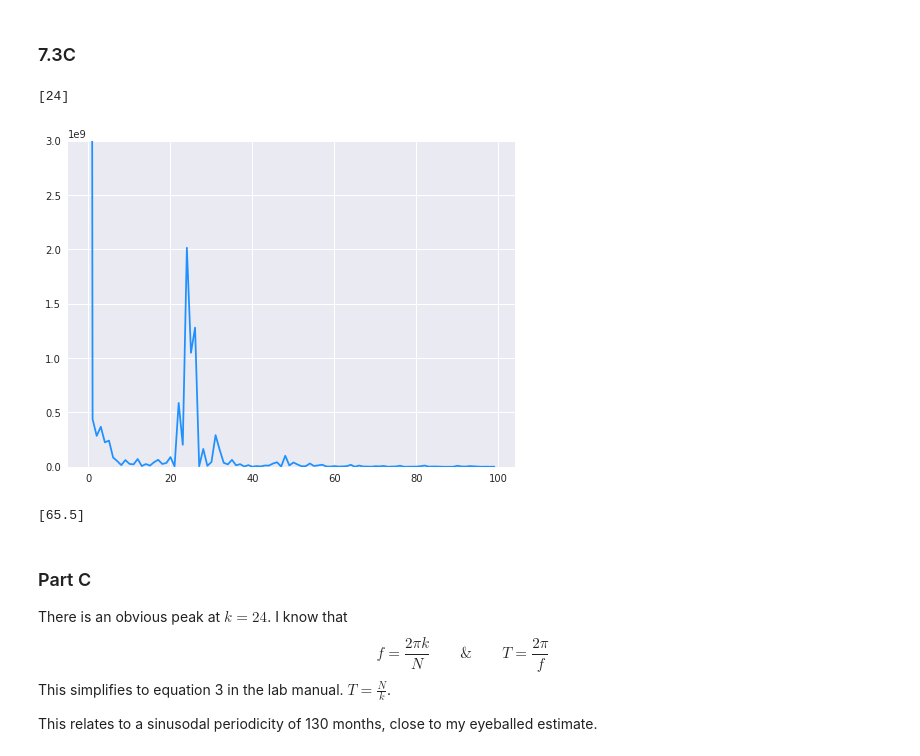
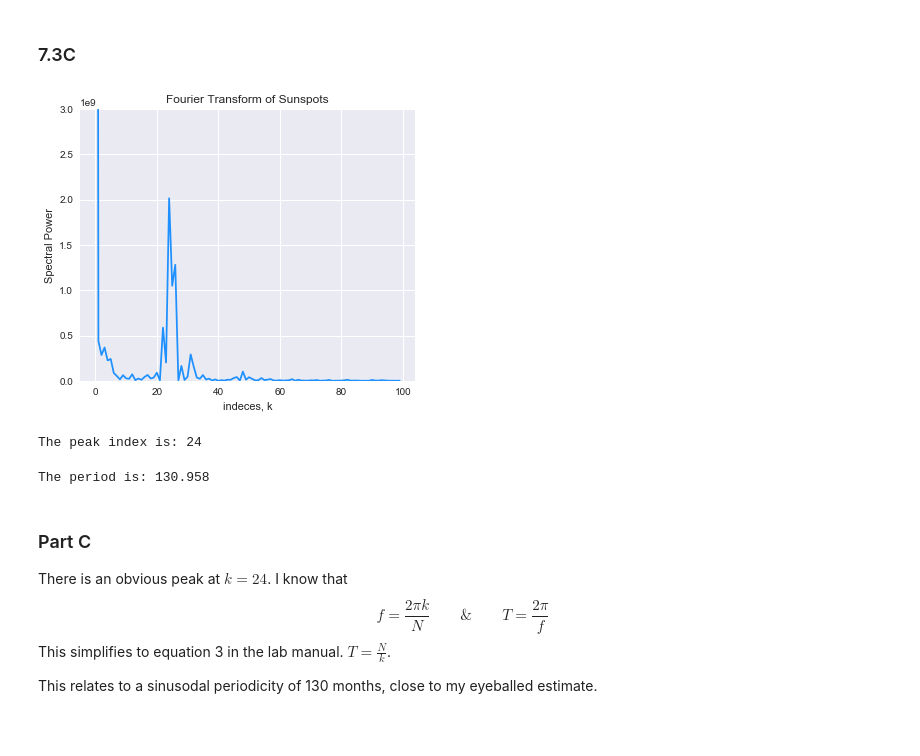
Before and after one commit to andrewkhardy/PHY-407, a Jupyter notebook: Lab05-01.ipynb, the cells around one changed output. Cells and saved outputs as stored; diff of their text form; code cells hidden in the pictures; blank space fills up the shorter version.

```diff
--- a/Lab05-01.ipynb
+++ b/Lab05-01.ipynb
@@ -50,22 +51,27 @@ def DFT(a_array):
 a_fourier = DFT(a_sun_num)
 a_power = np.real(a_fourier)**2 + np.imag(a_fourier)**2
 # %%
-plt.figure(figsize = (8,6))
+plt.figure(figsize = (6,5))
 plt.plot(a_date[:100],a_power[:100], color = 'dodgerblue')
 plt.ylim(0,0.3e10)  # shrunk plot so other peaks visible
-a_peak = np.where(a_power == np.max(a_power[1:])) # Finding the largest nonzero peak
-i_peak = a_peak[0]
-print(i_peak)
+plt.title('Fourier Transform of Sunspots')
+plt.ylabel('Spectral Power')
+plt.xlabel('indeces, k')
 plt.show()
 # %% [output]
-[24]
-[figure, old version]
+[figure, new version]
+# %%
+a_peak = np.where(a_power == np.max(a_power[1:])) # Finding the largest nonzero peak
+i_peak = a_peak[0][0]
+print('The peak index is: '+str(i_peak))
+# %% [output]
+The peak index is: 24
 # %%
 f_freq = 2*np.pi*i_peak / len(a_sun_num)
 f_period = 2*np.pi/f_freq
-print(f_period)
+print('The period is: {0:.3f}'.format(f_period))
 # %% [output]
-[65.5]
+The period is: 130.958
 # %% [markdown]
 ### Part C
 There is an obvious peak at $k = 24$. I know that
```
Also changed, not shown: parts of 8 cells of this notebook, 1 other file.
